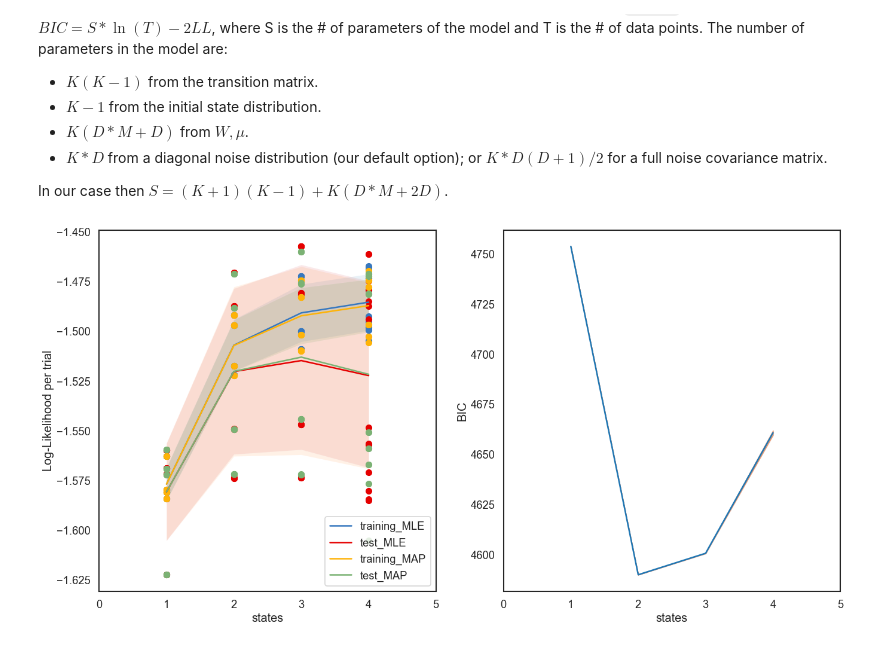
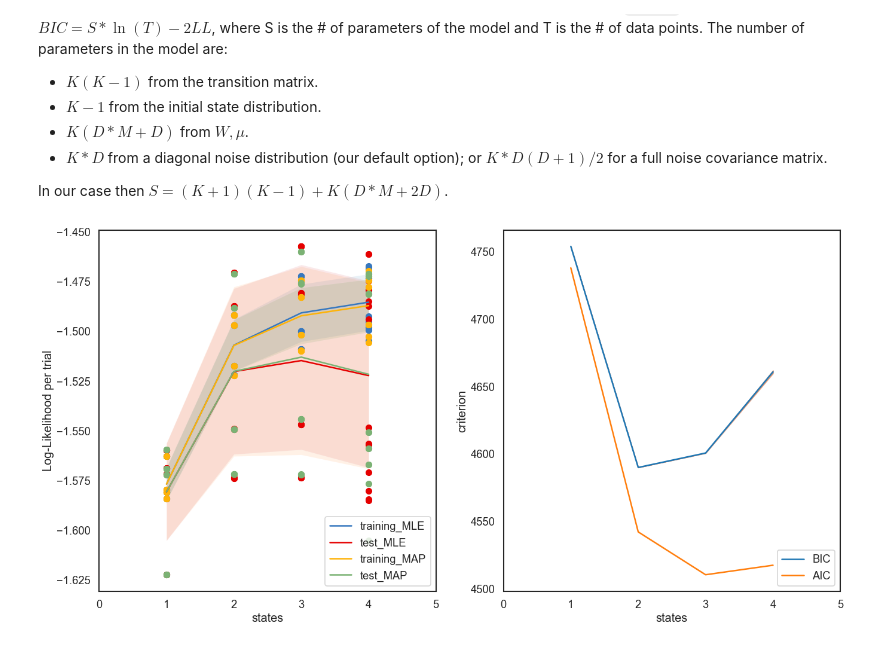
Before and after one commit to mazzulab/ssm, a Jupyter notebook: notebooks/2c Input-driven linear model (LM-HMM).ipynb, the cells around one changed output. Cells and saved outputs as stored; diff of their text form; code cells hidden in the pictures.

```diff
--- a/notebooks/2c Input-driven linear model (LM-HMM).ipynb
+++ b/notebooks/2c Input-driven linear model (LM-HMM).ipynb
@@ -575,6 +575,7 @@ def single_func(synthetic_data,synthetic_inpts):
 #Number of parameters for the model: (transition matrix) + (mean values for each state) + (covariance matrix for each state)
 time_bins=len(synthetic_data) # total number of licks
 BIC = np.zeros((max_states,nRunEM))
+AIC = np.zeros((max_states,nRunEM))
 for iS, num_states in enumerate(range(1,max_states+1)):
     K = (num_states+1)*(num_states-1) + num_states*(obs_dim*input_dim+2*obs_dim)
     results = Parallel(n_jobs=NumThread)(
@@ -582,6 +583,7 @@ for iS, num_states in enumerate(range(1,max_states+1)):
         for iRun in range(nRunEM))
     for iRun in range(nRunEM):
         BIC[iS,iRun] = K*np.log(time_bins) - 2*results[iRun]
+        AIC[iS,iRun] = K*2 - 2*results[iRun]
 # %%
 from scipy.interpolate import interp1d
 kindspline='quadratic'
@@ -612,33 +614,38 @@ y=ll_heldout_plot.mean(axis=1); error=ll_heldout_plot.std(axis=1)
 plt.plot(x,y, label="test_MLE", color=colors[1])
 plt.fill_between(x,y-error, y+error,alpha=0.1)
 #
 y=ll_training_map_plot.mean(axis=1); error=ll_training_map_plot.std(axis=1)
 plt.plot(x,y, label="training_MAP", color=colors[2])
 plt.fill_between(x,y-error, y+error,alpha=0.1)
 #
 y=ll_heldout_map_plot.mean(axis=1); error=ll_heldout_map_plot.std(axis=1)
 plt.plot(x,y, label="test_MAP", color=colors[3])
 plt.fill_between(x,y-error, y+error,alpha=0.1)
 plt.legend(loc="lower right")
 plt.xlabel("states")
 plt.xlim(0, max_states+1)
 plt.ylabel("Log-Likelihood per trial")
 
 plt.subplot(1, 2, 2)
 
-x=range(1,max_states+1); y=np.mean(BIC,1); error=np.std(BIC,1)
+x=range(1,max_states+1);
+y=np.mean(BIC,1); error=np.std(BIC,1)
 plt.plot(x,y, label="BIC")
 plt.fill_between(x, y-error, y+error,
     alpha=0.5, edgecolor='#CC4F1B', facecolor='#FF9848')
+y=np.mean(AIC,1); error=np.std(AIC,1)
+plt.plot(x,y, label="AIC")
 plt.xlabel("states")
 plt.xlim(0, max_states+1)
-plt.ylabel("BIC")
+plt.ylabel("criterion")
+plt.legend(loc="lower right")
+
 
 savefile= 'HMM_model_sel_concAllBouts.pdf'
 plt.savefig(savefile, format="pdf", bbox_inches="tight")
 # plt.close(fig)
 plt.show()
 
 model_sel={'ll_training':ll_training,'ll_heldout':ll_heldout,'ll_training_map':ll_training_map,'ll_heldout_map':ll_heldout_map,'BIC':BIC}
 # %% [output]
-[figure, old version]
+[figure, new version]
```
